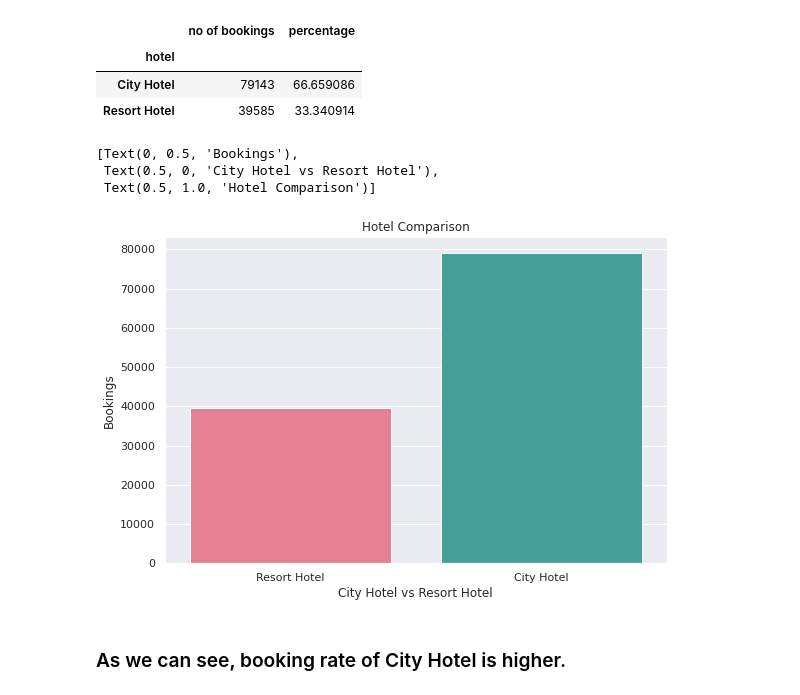
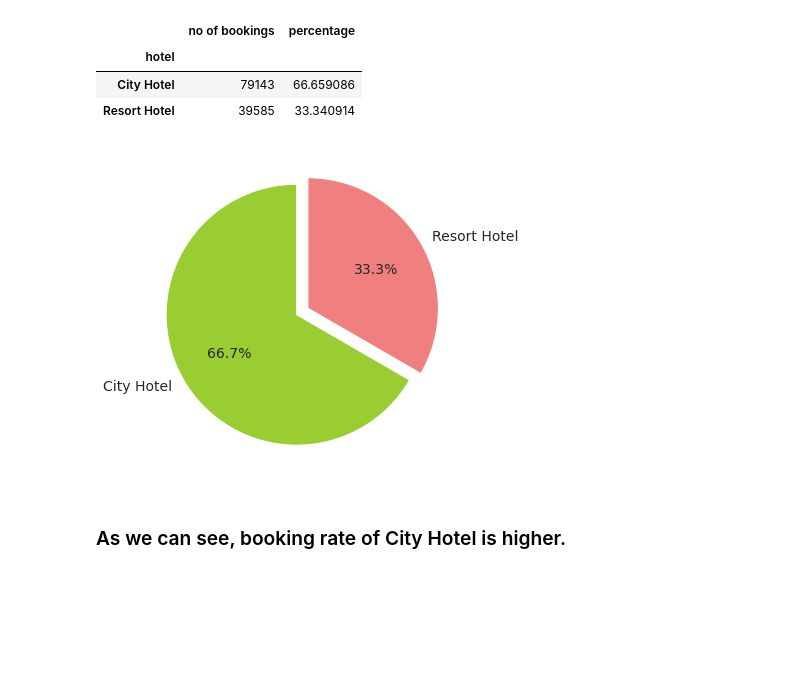
Before and after one commit to FarazAhmad2/EDA-on-Hotel-Booking, a Jupyter notebook: Hotel_Booking_Analysis_Capstone_Project.ipynb, the cells around one changed output. Drawn from its saved outputs; the diff is of its cells as text; code cells hidden in the pictures; blank space fills up the shorter version.

```diff
--- a/Hotel_Booking_Analysis_Capstone_Project.ipynb
+++ b/Hotel_Booking_Analysis_Capstone_Project.ipynb
@@ -154,13 +154,19 @@ preference
 | hotel |  |  |
 | City Hotel | 79143 | 66.659086 |
 | Resort Hotel | 39585 | 33.340914 |
-# %%
-sns.countplot(df.hotel,palette='husl').set(xlabel='City Hotel vs Resort Hotel', ylabel='Bookings',title='Hotel Comparison')
-# %% [output]
-[Text(0, 0.5, 'Bookings'),
- Text(0.5, 0, 'City Hotel vs Resort Hotel'),
- Text(0.5, 1.0, 'Hotel Comparison')]
-[figure, removed]
+# %%
+labels = df['hotel'].value_counts().index.tolist()
+
+sizes = df['hotel'].value_counts().tolist()
+
+# As the name suggest, explode will determine how much each section is separated from each other
+explode = (0, 0.1)
+colors = ['yellowgreen', 'lightcoral']
+
+plt.pie(sizes, explode=explode, labels=labels, colors=colors, autopct='%1.1f%%',startangle=90, textprops={'fontsize': 14})
+plt.show()
+# %% [output]
+[figure, added]
 # %% [markdown]
 ### As we can see, booking rate of City Hotel is higher.
 # %% [markdown]
```
Also changed, not shown: parts of 27 cells of this notebook.
